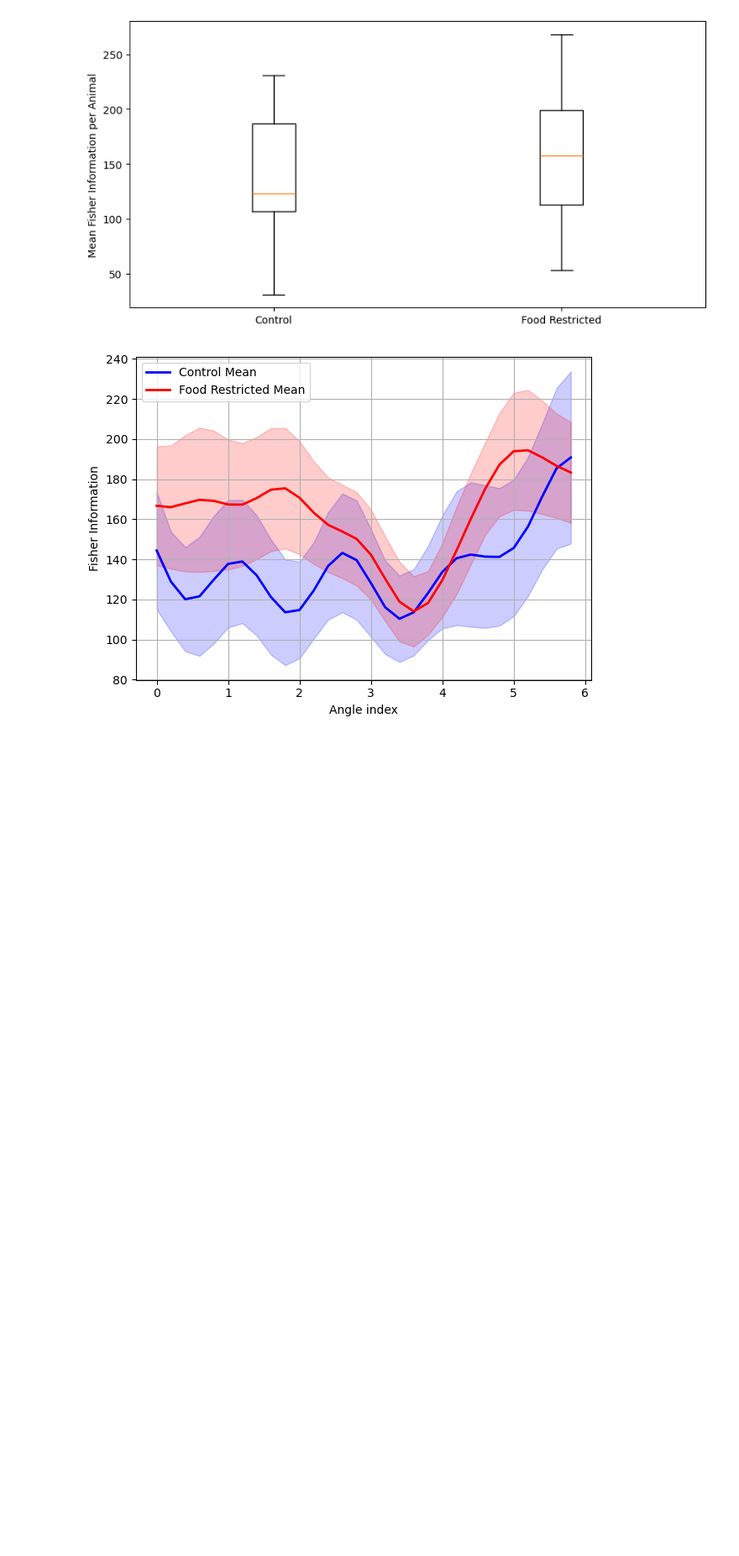
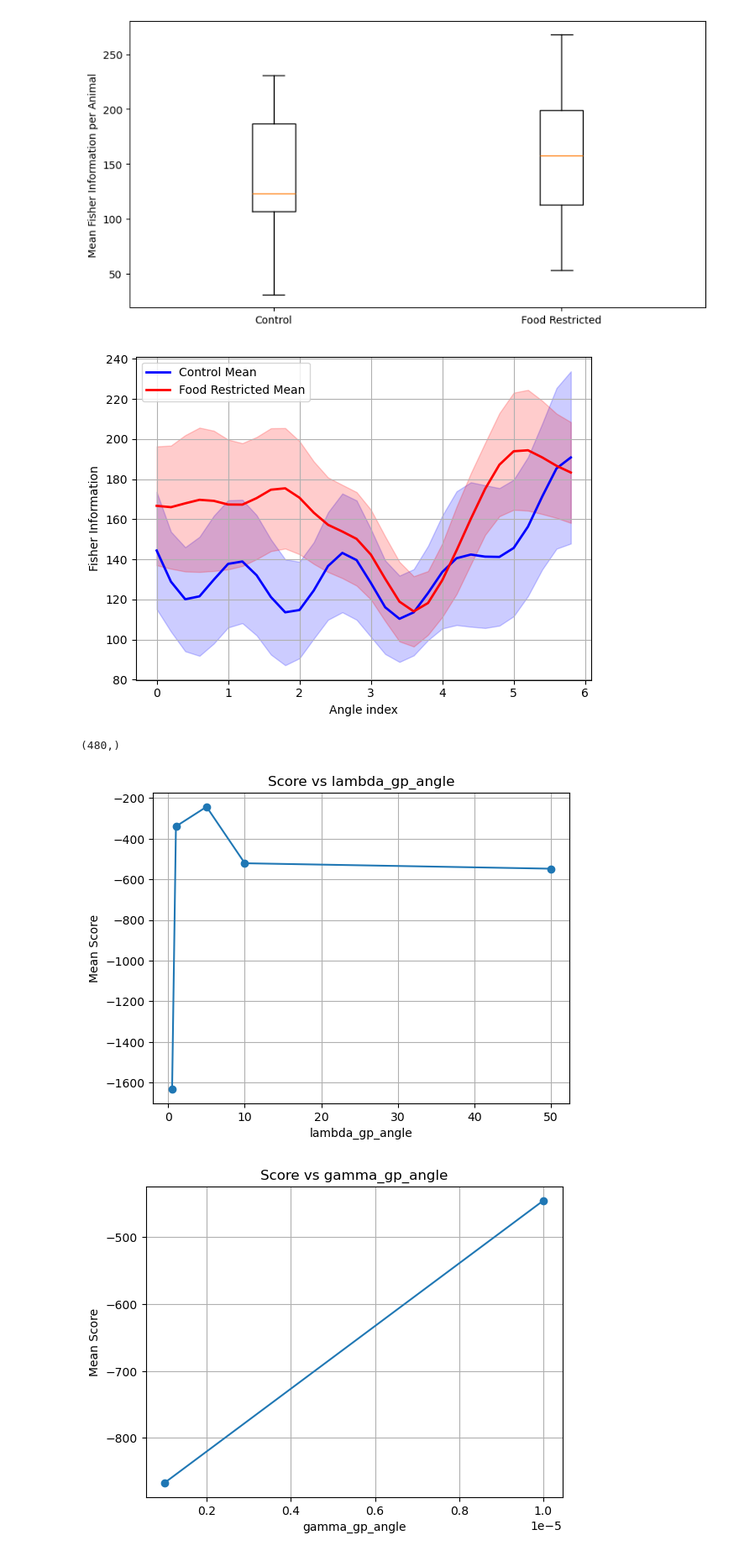
Before and after one commit to scastedo/wishart-process, a Jupyter notebook: z_castedo_wishart_test_2.ipynb, the cells around one changed output. Shown at 84% size. Saved outputs shown, nothing was run; the diff lists cells and outputs as text; code cells hidden in the pictures; blank space fills up the shorter version.

```diff
--- a/z_castedo_wishart_test_2.ipynb
+++ b/z_castedo_wishart_test_2.ipynb
@@ -531,3 +535,38 @@ plt.grid()
 plt.show()
 # %% [output]
 [figure]
+# %%
+import collections
+
+hyper_param = np.load('hyperparameter_optimization_results.npz', allow_pickle=True)
+print(hyper_param['score_collection'].shape)
+hyper_paramss = hyper_param['hyperparam_collection']
+
+#
+# Convert hyperparamss to a list of dicts (if not already)
+hyperparamss = list(hyper_paramss)
+
+# Get all hyperparameter keys except 'p'
+param_keys = [k for k in hyperparamss[0].keys()]
+
+scores = hyper_param['score_collection']
+
+for param in param_keys:
+    # Collect values and corresponding scores
+    values = [h[param] for h in hyperparamss]
+    value_score = collections.defaultdict(list)
+    for v, s in zip(values, scores):
+        value_score[v].append(s)
+    # Compute mean score for each unique value
+    unique_values = sorted(set(values))
+    mean_scores = [np.mean(value_score[v]) for v in unique_values]
+    plt.figure()
+    plt.plot(unique_values, mean_scores, marker='o')
+    plt.xlabel(param)
+    plt.ylabel('Mean Score')
+    plt.title(f'Score vs {param}')
+    plt.grid()
+# %% [output]
+(480,)
+[figure, added]
+[figure, added]
```
Also changed, not shown: parts of 8 cells of this notebook, 2 other files.
